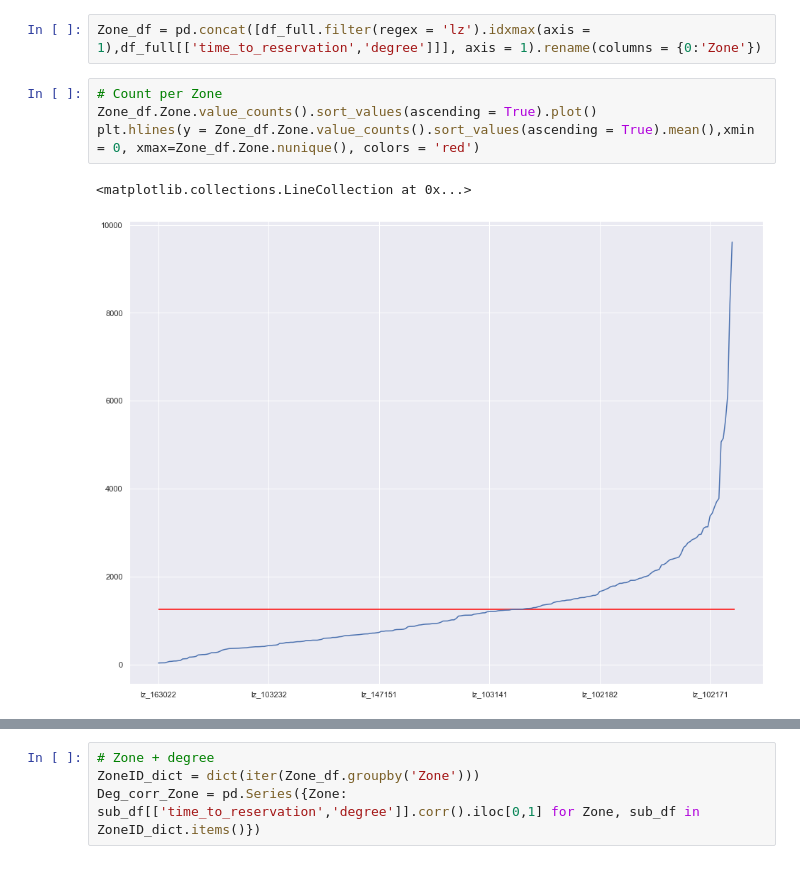
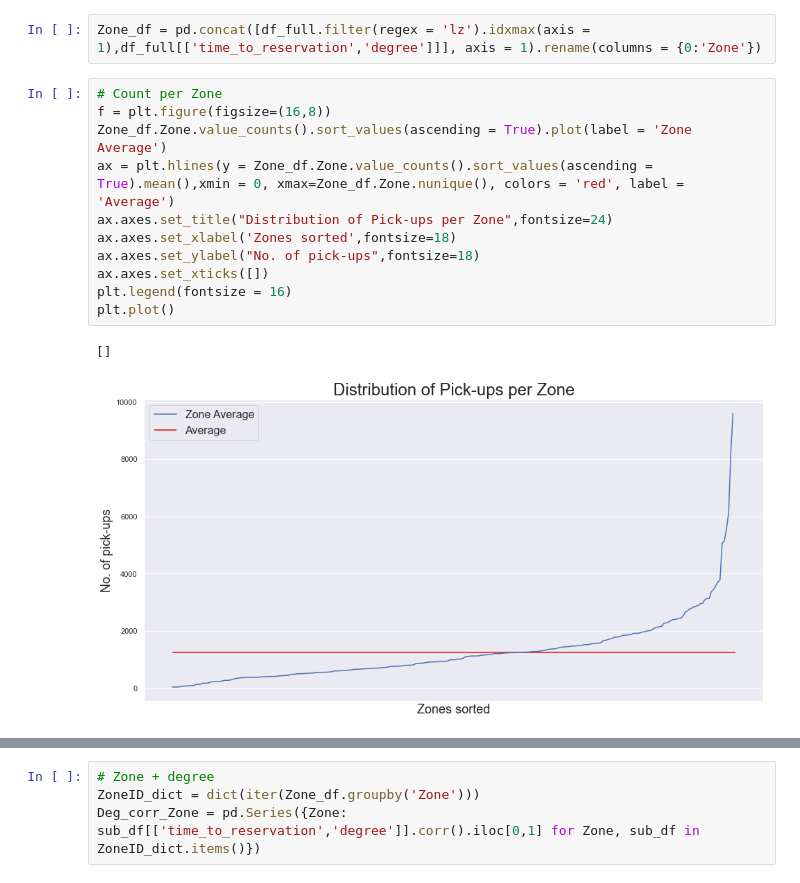
Before and after one commit to Bogeluno/GNN_Thesis, a Jupyter notebook: notebooks/Explorative.ipynb, the cells around one changed output, grey strips where cells are left out. Cells and saved outputs as stored; diff of their text form.

```diff
--- a/notebooks/Explorative.ipynb
+++ b/notebooks/Explorative.ipynb
@@ -132,11 +147,18 @@ Name: time_to_reservation, Length: 326738, dtype: float64
 Zone_df = pd.concat([df_full.filter(regex = 'lz').idxmax(axis = 1),df_full[['time_to_reservation','degree']]], axis = 1).rename(columns = {0:'Zone'})
 # %%
 # Count per Zone
-Zone_df.Zone.value_counts().sort_values(ascending = True).plot()
-plt.hlines(y = Zone_df.Zone.value_counts().sort_values(ascending = True).mean(),xmin = 0, xmax=Zone_df.Zone.nunique(), colors = 'red')
+f = plt.figure(figsize=(16,8))
+Zone_df.Zone.value_counts().sort_values(ascending = True).plot(label = 'Zone Average')
+ax = plt.hlines(y = Zone_df.Zone.value_counts().sort_values(ascending = True).mean(),xmin = 0, xmax=Zone_df.Zone.nunique(), colors = 'red', label = 'Average')
+ax.axes.set_title("Distribution of Pick-ups per Zone",fontsize=24)
+ax.axes.set_xlabel('Zones sorted',fontsize=18)
+ax.axes.set_ylabel("No. of pick-ups",fontsize=18)
+ax.axes.set_xticks([])
+plt.legend(fontsize = 16)
+plt.plot()
 # %% [output]
-<matplotlib.collections.LineCollection at 0x...>
+[]
-[figure, old version]
+[figure, new version]
 # %%
 Zone_time = Zone_df.groupby('Zone').mean().sort_values(by = 'time_to_reservation')
 Zone_time['Count'] = Zone_time.index.map(dict(Zone_df.Zone.value_counts()))
```
Also changed, not shown: parts of 40 cells of this notebook, 7 other files.
